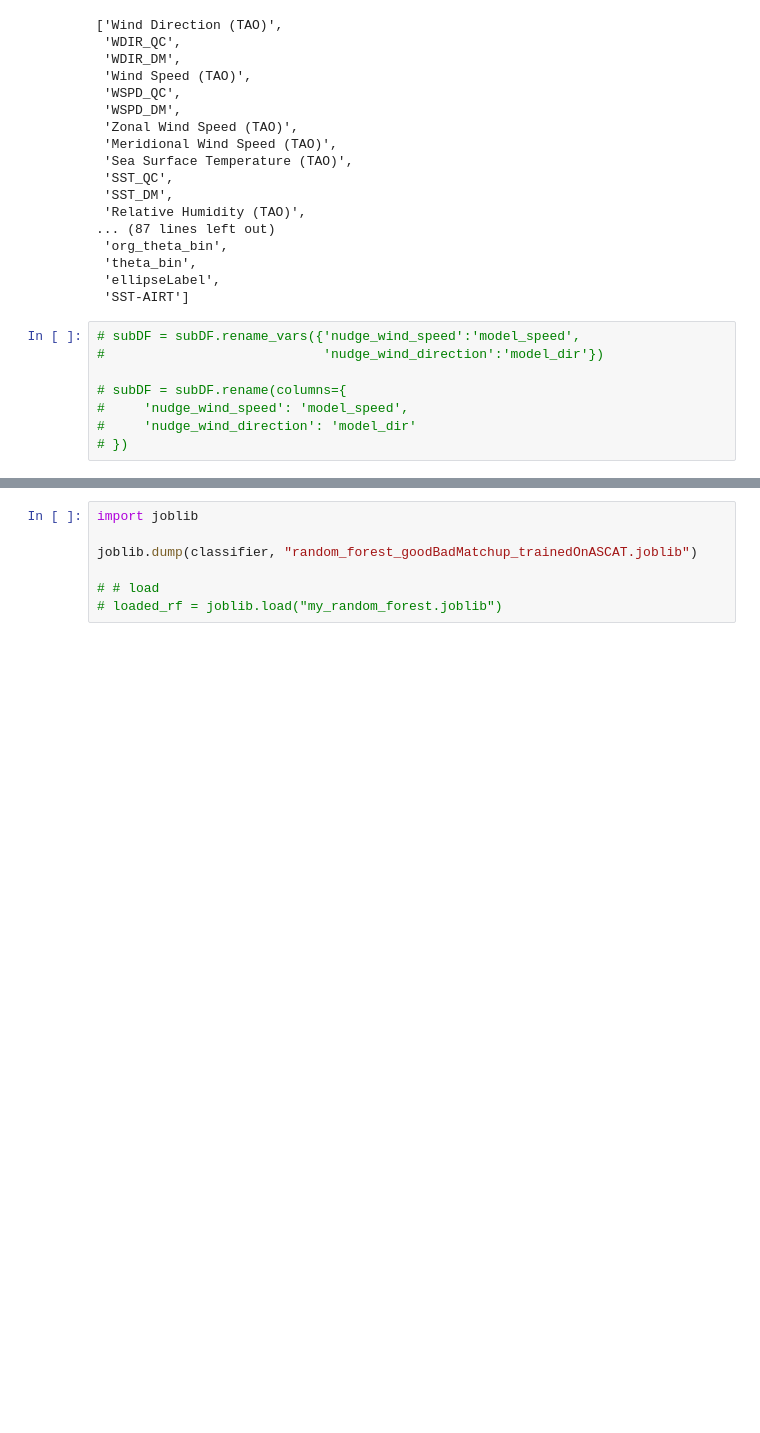
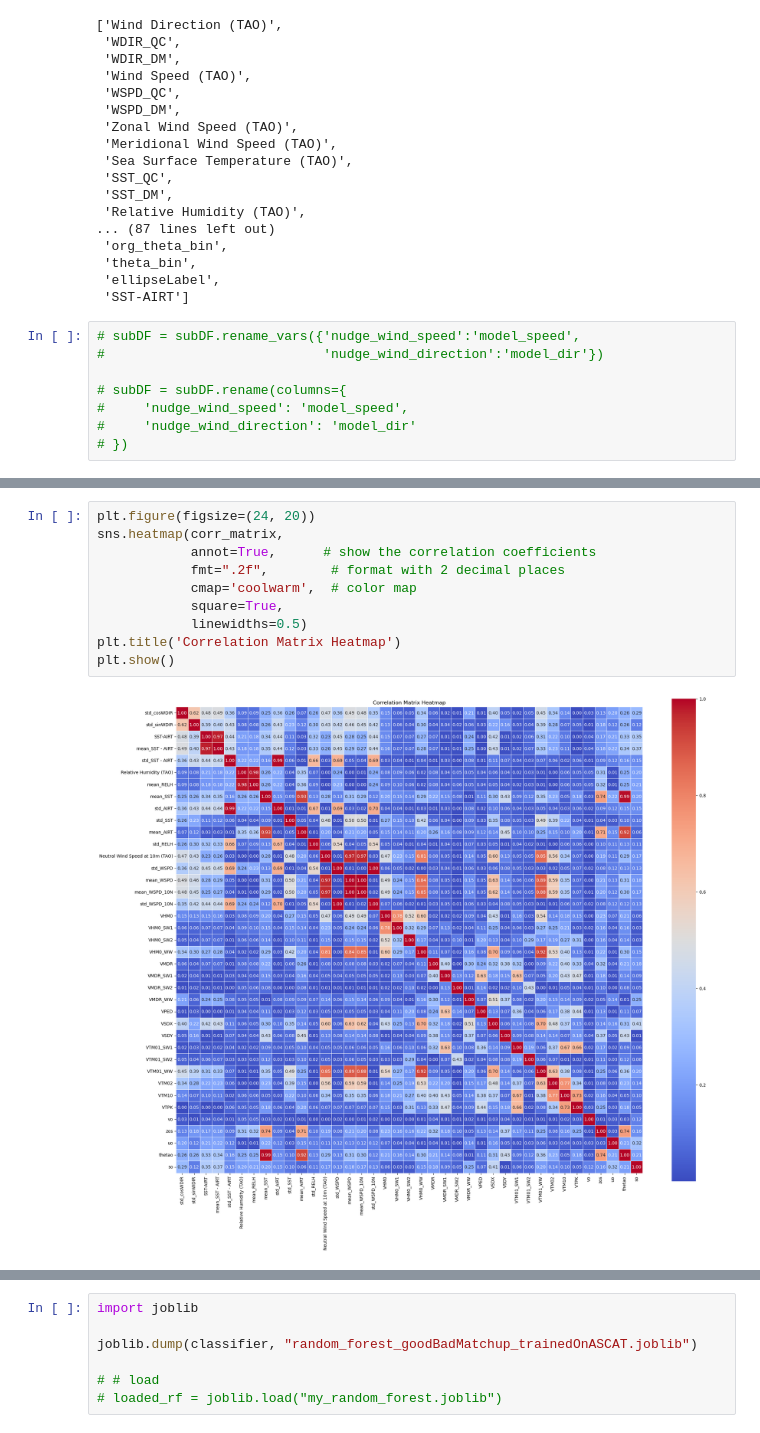
Before and after one commit to raickhr/SatelliteVsBuoyWinds, a Jupyter notebook: seaStateProcessing/deepLearning/RandomForestDisc_trainASCAT.ipynb, the cells around one changed output, grey strips where cells are left out. Saved outputs shown, nothing was run; the diff lists cells and outputs as text; blank space fills up the shorter version.

```diff
--- a/seaStateProcessing/deepLearning/RandomForestDisc_trainASCAT.ipynb
+++ b/seaStateProcessing/deepLearning/RandomForestDisc_trainASCAT.ipynb
@@ -680,0 +747,12 @@ list(subDF.keys())
+# %%
+plt.figure(figsize=(24, 20))
+sns.heatmap(corr_matrix,
+            annot=True,      # show the correlation coefficients
+            fmt=".2f",        # format with 2 decimal places
+            cmap='coolwarm',  # color map
+            square=True,
+            linewidths=0.5)
+plt.title('Correlation Matrix Heatmap')
+plt.show()
+# %% [output]
+[figure, added]
```
Also changed, not shown: parts of 8 cells of this notebook, 8 other files.
